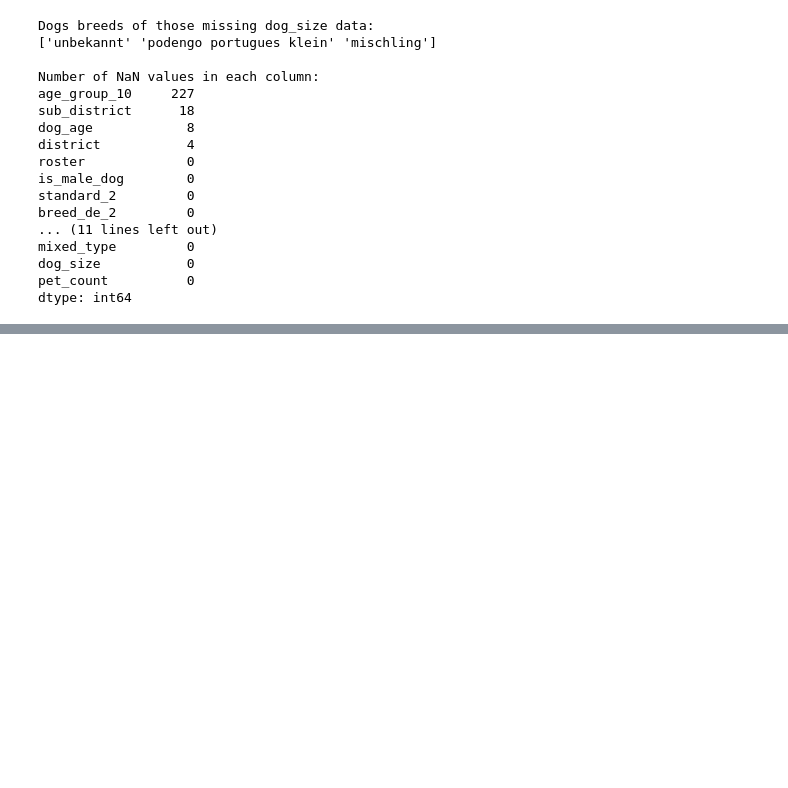
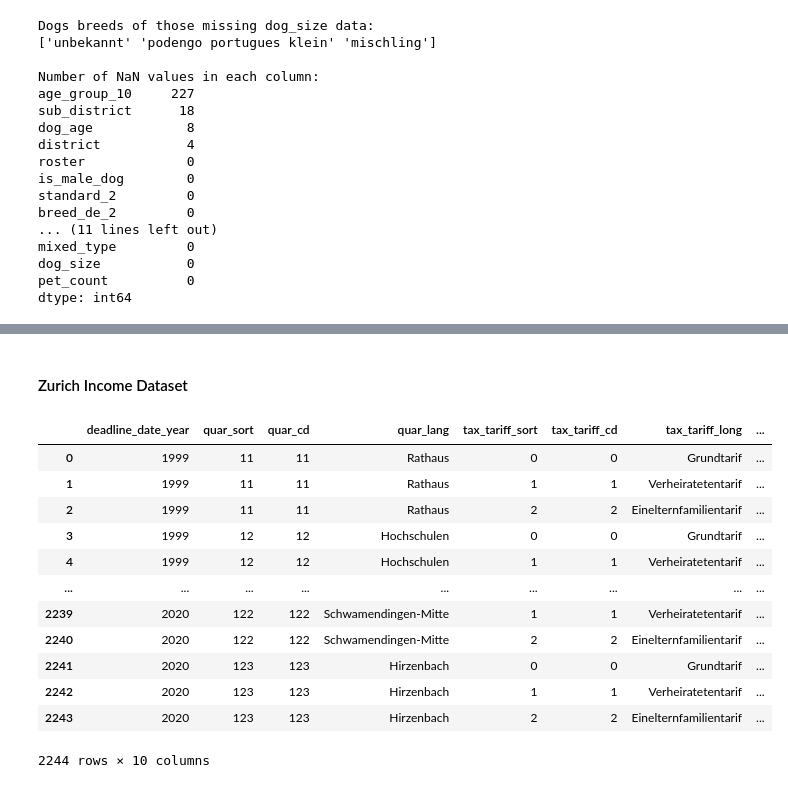
Before and after one commit to jonnross88/WhoLetThePuppiesIn, a Jupyter notebook: notebooks/02_data_wrangling.ipynb, the cells around one changed output, grey strips where cells are left out. Cells and saved outputs as stored; diff of their text form; code cells hidden in the pictures; blank space fills up the shorter version.

```diff
--- a/notebooks/02_data_wrangling.ipynb
+++ b/notebooks/02_data_wrangling.ipynb
@@ -1027,0 +1044,18 @@ for numerical_column in numerical_columns:
+# %% [markdown]
+#### Zurich Income Dataset
+# %%
+zurich_income_data
+# %% [output]
+|  | deadline_date_year | quar_sort | quar_cd | quar_lang | tax_tariff_sort | tax_tariff_cd | tax_tariff_long | ... |
+| 0 | 1999 | 11 | 11 | Rathaus | 0 | 0 | Grundtarif | ... |
+| 1 | 1999 | 11 | 11 | Rathaus | 1 | 1 | Verheiratetentarif | ... |
+| 2 | 1999 | 11 | 11 | Rathaus | 2 | 2 | Einelternfamilientarif | ... |
+| 3 | 1999 | 12 | 12 | Hochschulen | 0 | 0 | Grundtarif | ... |
+| 4 | 1999 | 12 | 12 | Hochschulen | 1 | 1 | Verheiratetentarif | ... |
+| ... | ... | ... | ... | ... | ... | ... | ... | ... |
+| 2239 | 2020 | 122 | 122 | Schwamendingen-Mitte | 1 | 1 | Verheiratetentarif | ... |
+| 2240 | 2020 | 122 | 122 | Schwamendingen-Mitte | 2 | 2 | Einelternfamilientarif | ... |
+| 2241 | 2020 | 123 | 123 | Hirzenbach | 0 | 0 | Grundtarif | ... |
+| 2242 | 2020 | 123 | 123 | Hirzenbach | 1 | 1 | Verheiratetentarif | ... |
+| 2243 | 2020 | 123 | 123 | Hirzenbach | 2 | 2 | Einelternfamilientarif | ... |
+2244 rows × 10 columns
```
Also changed, not shown: parts of 54 cells of this notebook, 2 other files.
